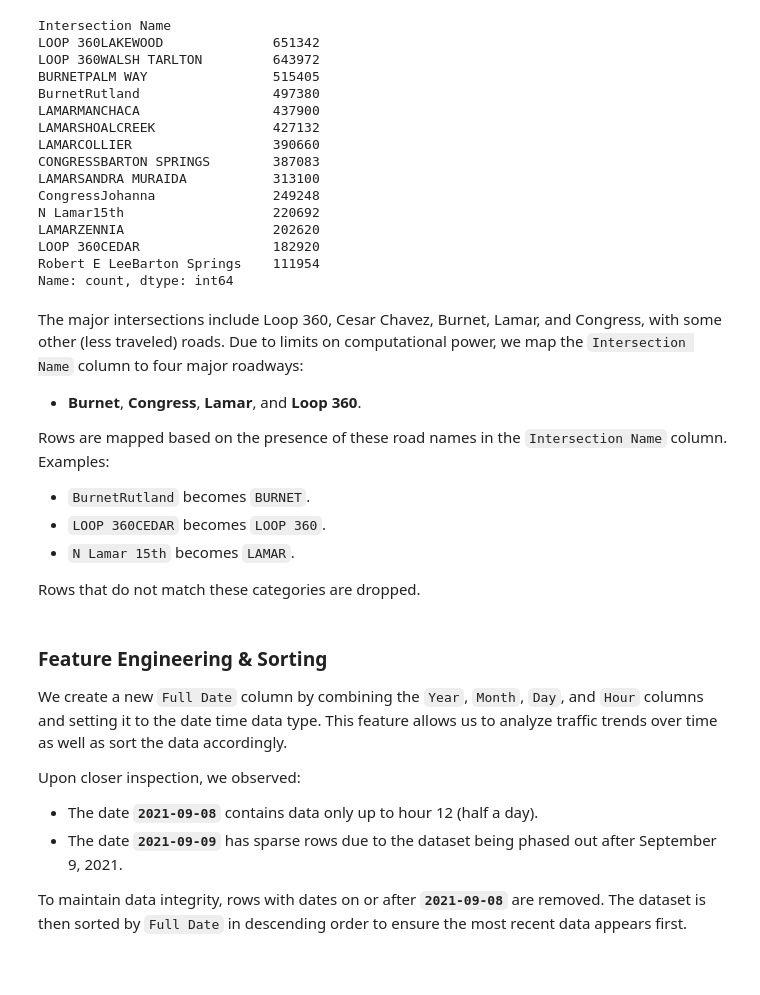
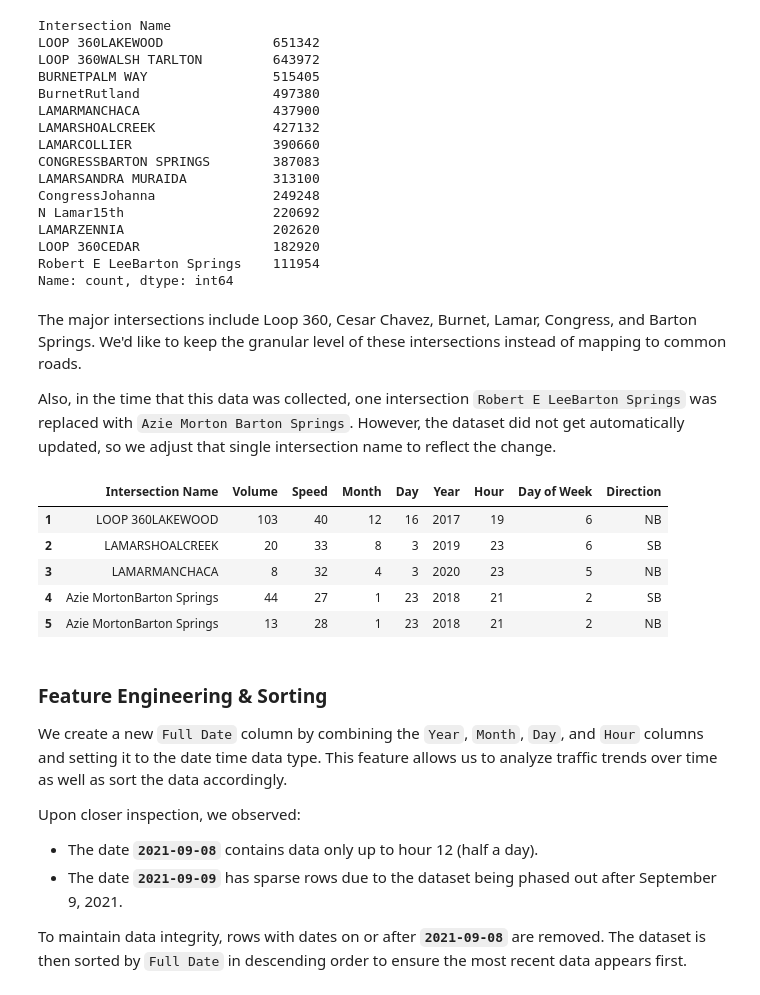
Before and after one commit to jennamferguson/AMLProject_Traffic, a Jupyter notebook: austin-city-traffic-analysis.ipynb, the cells around one changed output. Drawn from its saved outputs; the diff is of its cells as text; code cells hidden in the pictures; blank space fills up the shorter version.

```diff
--- a/austin-city-traffic-analysis.ipynb
+++ b/austin-city-traffic-analysis.ipynb
@@ -148,12 +154,6 @@ LOOP 360CEDAR                 182920
 Robert E LeeBarton Springs    111954
 Name: count, dtype: int64
 # %% [markdown]
-The major intersections include Loop 360, Cesar Chavez, Burnet, Lamar, and Congress, with some other (less traveled) roads. Due to limits on computational power, we map the `Intersection Name` column to four major roadways:
-- **Burnet**, **Congress**, **Lamar**, and **Loop 360**.
+The major intersections include Loop 360, Cesar Chavez, Burnet, Lamar, Congress, and Barton Springs. We'd like to keep the granular level of these intersections instead of mapping to common roads.
 
-Rows are mapped based on the presence of these road names in the `Intersection Name` column. Examples:
-- `BurnetRutland` becomes `BURNET`.
-- `LOOP 360CEDAR` becomes `LOOP 360`.
-- `N Lamar 15th` becomes `LAMAR`.
-
-Rows that do not match these categories are dropped.
+Also, in the time that this data was collected, one intersection `Robert E LeeBarton Springs` was replaced with `Azie Morton Barton Springs`. However, the dataset did not get automatically updated, so we adjust that single intersection name to reflect the change.
@@ -170,3 +164,12 @@ df = df.dropna(subset=['Road Name']).drop(columns=['Intersection Name'])
+# %%
+df.head()
+# %% [output]
+|  | Intersection Name | Volume | Speed | Month | Day | Year | Hour | Day of Week | Direction |
+| 1 | LOOP 360LAKEWOOD | 103 | 40 | 12 | 16 | 2017 | 19 | 6 | NB |
+| 2 | LAMARSHOALCREEK | 20 | 33 | 8 | 3 | 2019 | 23 | 6 | SB |
+| 3 | LAMARMANCHACA | 8 | 32 | 4 | 3 | 2020 | 23 | 5 | NB |
+| 4 | Azie MortonBarton Springs | 44 | 27 | 1 | 23 | 2018 | 21 | 2 | SB |
+| 5 | Azie MortonBarton Springs | 13 | 28 | 1 | 23 | 2018 | 21 | 2 | NB |
 # %% [markdown]
 ### Feature Engineering & Sorting
 We create a new `Full Date` column by combining the `Year`, `Month`, `Day`, and `Hour` columns and setting it to the date time data type. This feature allows us to analyze traffic trends over time as well as sort the data accordingly.
```
Also changed, not shown: parts of 11 cells of this notebook, 2 other files.
